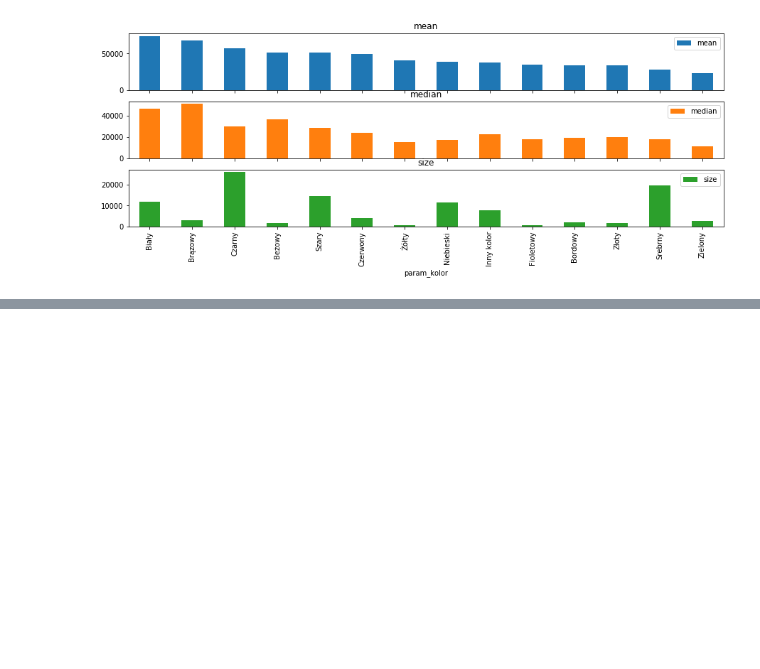
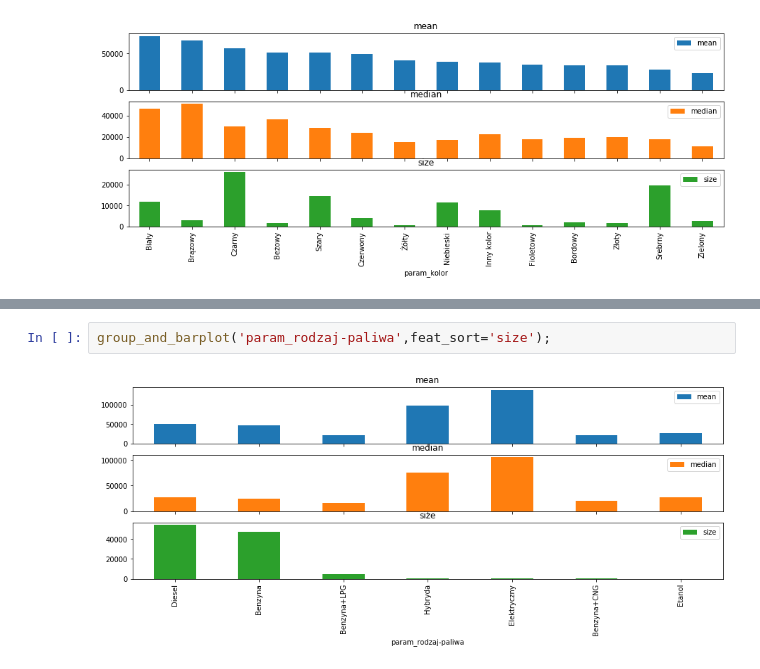
Before and after one commit to SirMatix/dw_matrix_car, a Jupyter notebook: day2_visualisation.ipynb, the cells around one changed output, grey strips where cells are left out. Cells and saved outputs as stored; diff of their text form; blank space fills up the shorter version.

```diff
--- a/day2_visualisation.ipynb
+++ b/day2_visualisation.ipynb
@@ -134,0 +139,4 @@ group_and_barplot('param_kolor',feat_sort='mean');
+# %%
+group_and_barplot('param_rodzaj-paliwa',feat_sort='size');
+# %% [output]
+[figure, added]
```
Also changed, not shown: parts of 3 cells of this notebook.
